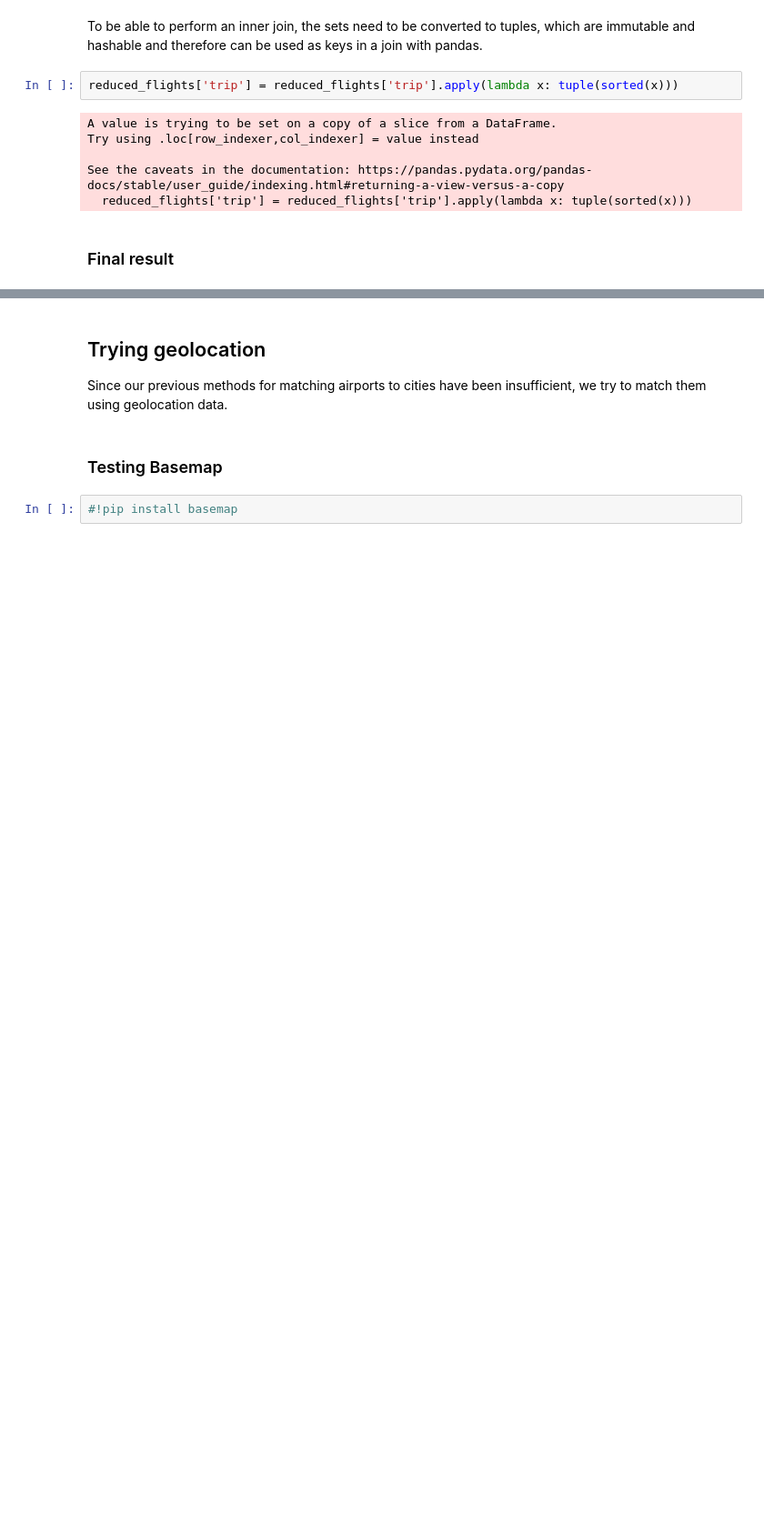
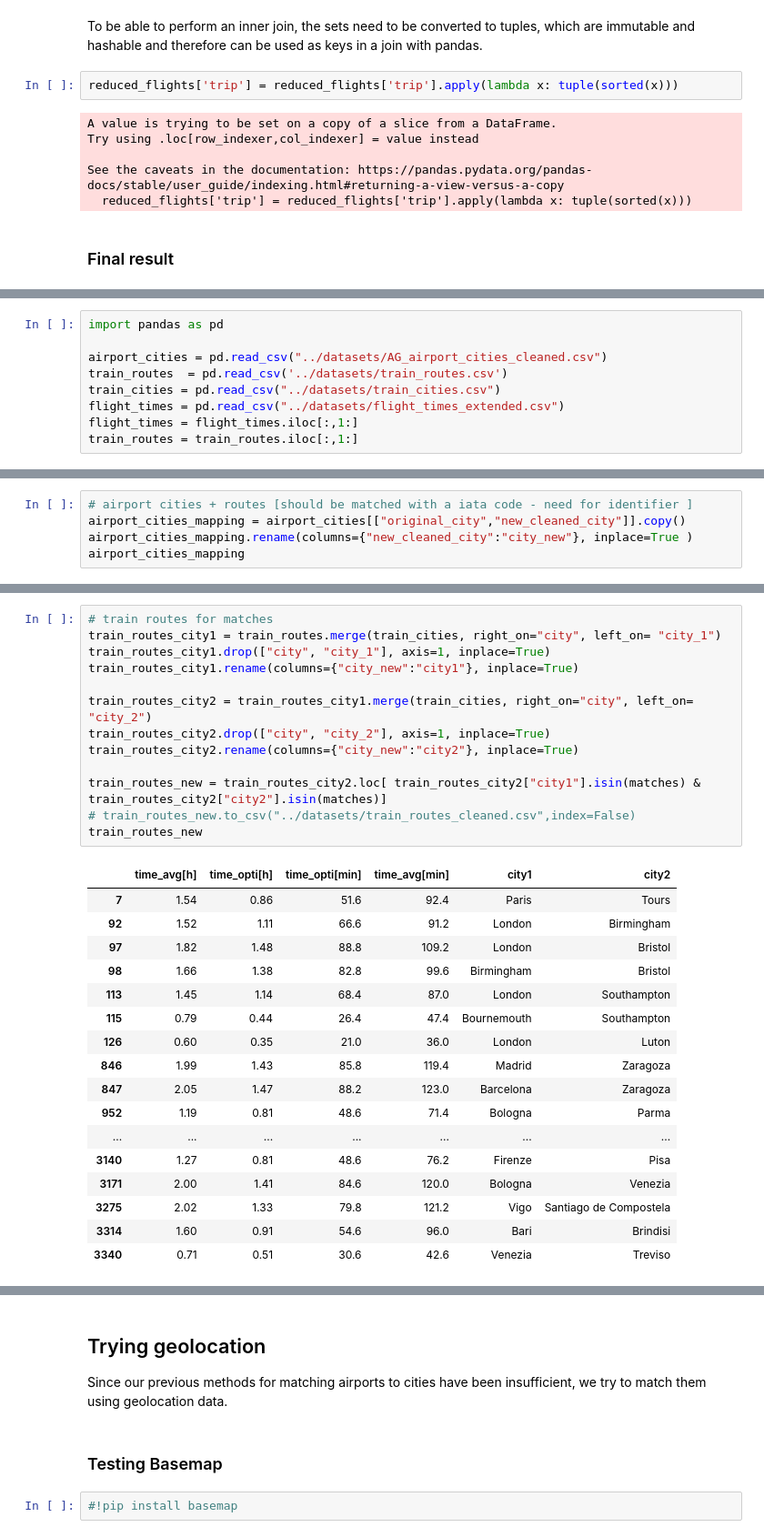
Before and after one commit to RabDou44/DOPP_group18, a Jupyter notebook: final notebook/Single_notebook.ipynb, the cells around one changed output, grey strips where cells are left out. Shown: that part at 91% size. Cells and saved outputs as stored; diff of their text form; blank space fills up the shorter version.

Commit message:
integrating matching_cities into the single notebook

```diff
--- a/final notebook/Single_notebook.ipynb
+++ b/final notebook/Single_notebook.ipynb
@@ -998,0 +1001,9 @@ flights_and_trains
+# %%
+import pandas as pd
+
+airport_cities = pd.read_csv("../datasets/AG_airport_cities_cleaned.csv")
+train_routes  = pd.read_csv('../datasets/train_routes.csv')
+train_cities = pd.read_csv("../datasets/train_cities.csv")
+flight_times = pd.read_csv("../datasets/flight_times_extended.csv")
+flight_times = flight_times.iloc[:,1:]
+train_routes = train_routes.iloc[:,1:]
@@ -998,0 +1012,5 @@ flights_and_trains
+# %%
+# airport cities + routes [should be matched with a iata code - need for identifier ]
+airport_cities_mapping = airport_cities[["original_city","new_cleaned_city"]].copy()
+airport_cities_mapping.rename(columns={"new_cleaned_city":"city_new"}, inplace=True )
+airport_cities_mapping
@@ -998,0 +1105,31 @@ flights_and_trains
+# %%
+# train routes for matches
+train_routes_city1 = train_routes.merge(train_cities, right_on="city", left_on= "city_1")
+train_routes_city1.drop(["city", "city_1"], axis=1, inplace=True)
+train_routes_city1.rename(columns={"city_new":"city1"}, inplace=True)
+
+train_routes_city2 = train_routes_city1.merge(train_cities, right_on="city", left_on= "city_2")
+train_routes_city2.drop(["city", "city_2"], axis=1, inplace=True)
+train_routes_city2.rename(columns={"city_new":"city2"}, inplace=True)
+
+train_routes_new = train_routes_city2.loc[ train_routes_city2["city1"].isin(matches) & train_routes_city2["city2"].isin(matches)]
+# train_routes_new.to_csv("../datasets/train_routes_cleaned.csv",index=False)
+train_routes_new
+# %% [output]
+|  | time_avg[h] | time_opti[h] | time_opti[min] | time_avg[min] | city1 | city2 |
+| 7 | 1.54 | 0.86 | 51.6 | 92.4 | Paris | Tours |
+| 92 | 1.52 | 1.11 | 66.6 | 91.2 | London | Birmingham |
+| 97 | 1.82 | 1.48 | 88.8 | 109.2 | London | Bristol |
+| 98 | 1.66 | 1.38 | 82.8 | 99.6 | Birmingham | Bristol |
+| 113 | 1.45 | 1.14 | 68.4 | 87.0 | London | Southampton |
+| 115 | 0.79 | 0.44 | 26.4 | 47.4 | Bournemouth | Southampton |
+| 126 | 0.60 | 0.35 | 21.0 | 36.0 | London | Luton |
+| 846 | 1.99 | 1.43 | 85.8 | 119.4 | Madrid | Zaragoza |
+| 847 | 2.05 | 1.47 | 88.2 | 123.0 | Barcelona | Zaragoza |
+| 952 | 1.19 | 0.81 | 48.6 | 71.4 | Bologna | Parma |
+| ... | ... | ... | ... | ... | ... | ... |
+| 3140 | 1.27 | 0.81 | 48.6 | 76.2 | Firenze | Pisa |
+| 3171 | 2.00 | 1.41 | 84.6 | 120.0 | Bologna | Venezia |
+| 3275 | 2.02 | 1.33 | 79.8 | 121.2 | Vigo | Santiago de Compostela |
+| 3314 | 1.60 | 0.91 | 54.6 | 96.0 | Bari | Brindisi |
+| 3340 | 0.71 | 0.51 | 30.6 | 42.6 | Venezia | Treviso |
```
Also changed, not shown: parts of 9 cells of this notebook.
